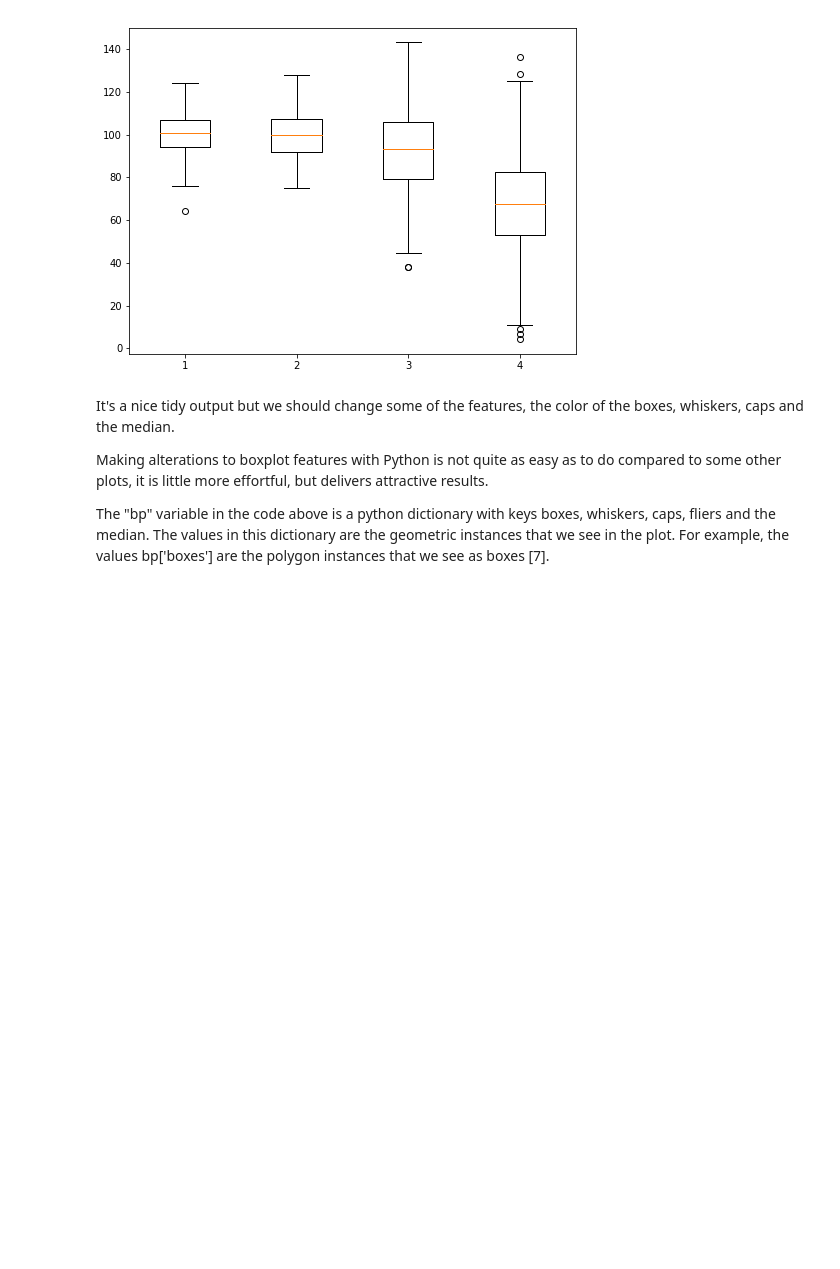
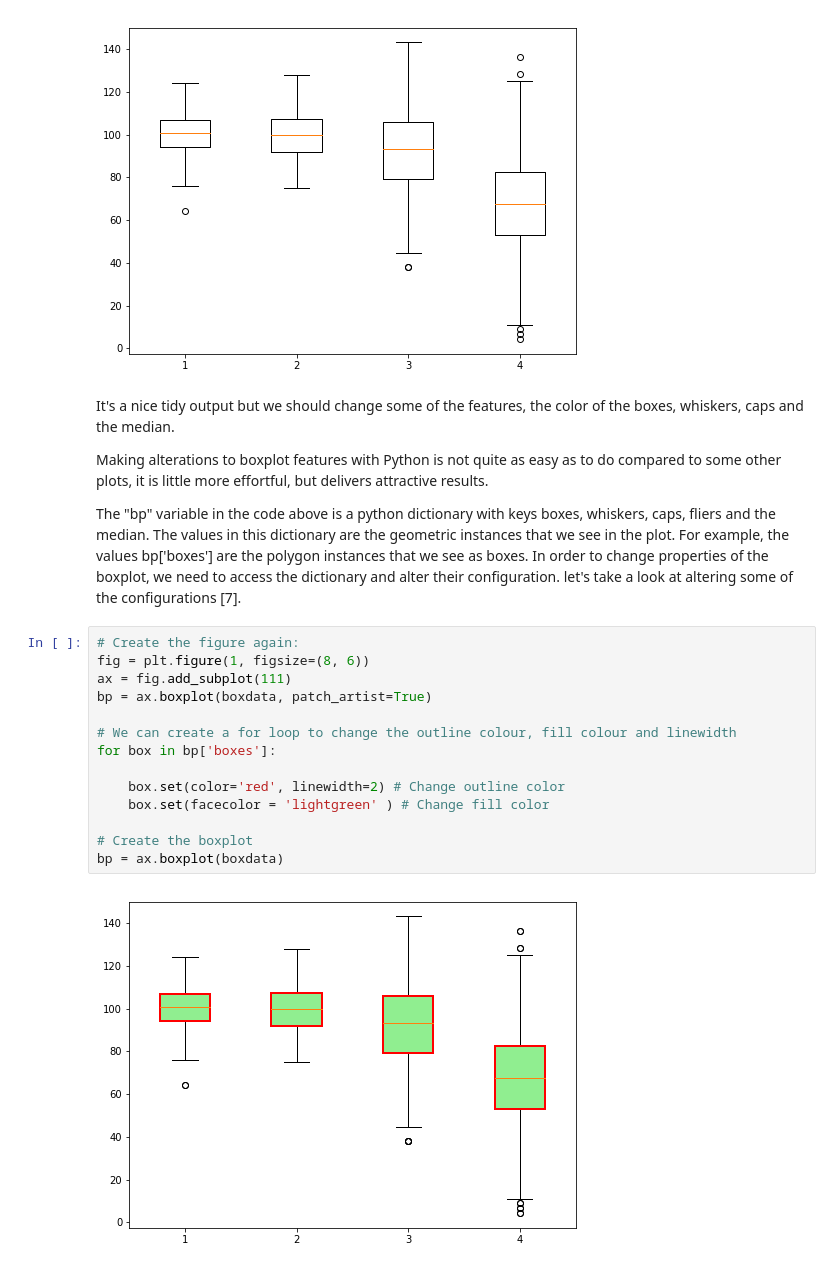
Before and after one commit to Datagatherer2357/Project-Fundamentals-of-data-analysis-GMIT, a Jupyter notebook: Project-boxplots.ipynb, the cells around one changed output. Drawn from its saved outputs; the diff is of its cells as text; blank space fills up the shorter version.

Commit message:
worked on plots and lists

```diff
--- a/Project-boxplots.ipynb
+++ b/Project-boxplots.ipynb
@@ -117,4 +117,20 @@ It's a nice tidy output but we should change some of the features, the color of
 
 Making alterations to boxplot features with Python is not quite as easy as to do compared to some other plots, it is little more effortful, but delivers attractive results.
 
-The "bp" variable in the code above is a python dictionary with keys boxes, whiskers, caps, fliers and the median. The values in this dictionary are the geometric instances that we see in the plot. For example, the values bp['boxes'] are the polygon instances that we see as boxes [7].
+The "bp" variable in the code above is a python dictionary with keys boxes, whiskers, caps, fliers and the median. The values in this dictionary are the geometric instances that we see in the plot. For example, the values bp['boxes'] are the polygon instances that we see as boxes. In order to change properties of the boxplot, we need to access the dictionary and alter their configuration. let's take a look at altering some of the configurations [7].
+# %%
+# Create the figure again:
+fig = plt.figure(1, figsize=(8, 6))
+ax = fig.add_subplot(111)
+bp = ax.boxplot(boxdata, patch_artist=True)
+
+# We can create a for loop to change the outline colour, fill colour and linewidth
+for box in bp['boxes']:
+
+    box.set(color='red', linewidth=2) # Change outline color
+    box.set(facecolor = 'lightgreen' ) # Change fill color
+
+# Create the boxplot
+bp = ax.boxplot(boxdata)
+# %% [output]
+[figure, added]
```
Also changed, not shown: parts of 5 cells of this notebook.
